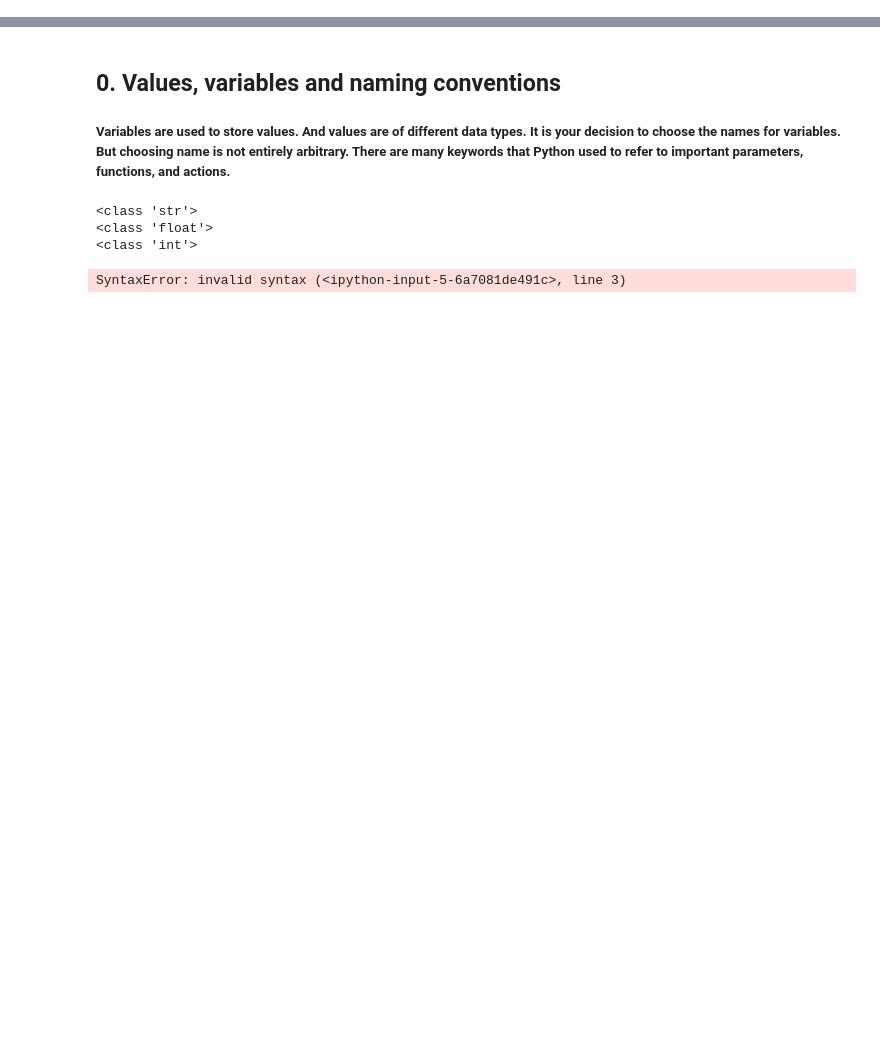
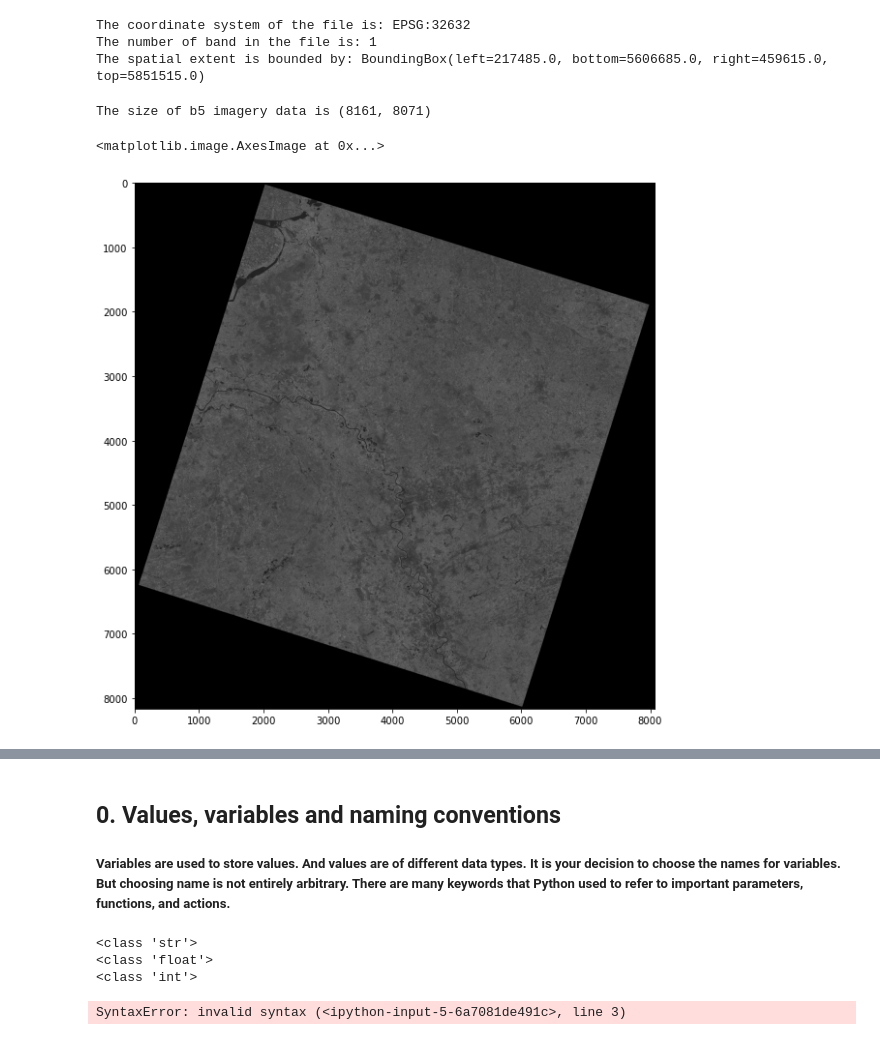
Before and after one commit to jonwangio/Programming-Basics, a Jupyter notebook: UPM1_py01.ipynb, the cells around one changed output, grey strips where cells are left out. Cells and saved outputs as stored; diff of their text form; code cells hidden in the pictures; blank space fills up the shorter version.

```diff
--- a/UPM1_py01.ipynb
+++ b/UPM1_py01.ipynb
@@ -61,0 +71,37 @@ l = len(data)
+# %%
+# Read files
+
+b5_file_location = 'Programming-Basics/data/20200521_B5.TIF'  #'uu_ml/data/b5_2015.TIF'
+b5 = rasterio.open(b5_file_location, nodata=0)
+
+b4_file_location = 'Programming-Basics/data/20200521_B4.TIF'
+b4 = rasterio.open(b4_file_location, nodata=0)
+# %%
+# File structure and metadata
+
+# type(b5)
+# b5.name
+print('The coordinate system of the file is: ' + str(b5.crs))
+print('The number of band in the file is: ' + str(b5.count))
+print('The spatial extent is bounded by: ' + str(b5.bounds))
+# %% [output]
+The coordinate system of the file is: EPSG:32632
+The number of band in the file is: 1
+The spatial extent is bounded by: BoundingBox(left=217485.0, bottom=5606685.0, right=459615.0, top=5851515.0)
+# %%
+# Layer extraction and visualization
+
+b5_layers = b5.read(1)
+b4_layers = b4.read(1)
+
+print('The size of b5 imagery data is ' + str(b5_layers.shape))
+
+# Visualize input files
+%matplotlib inline
+
+plt.figure(figsize = (10,10))
+plt.imshow(b5_layers, cmap='gray')
+# %% [output]
+The size of b5 imagery data is (8161, 8071)
+<matplotlib.image.AxesImage at 0x...>
+[figure, added]
```
Also changed, not shown: parts of 67 cells of this notebook, 15 other files.
